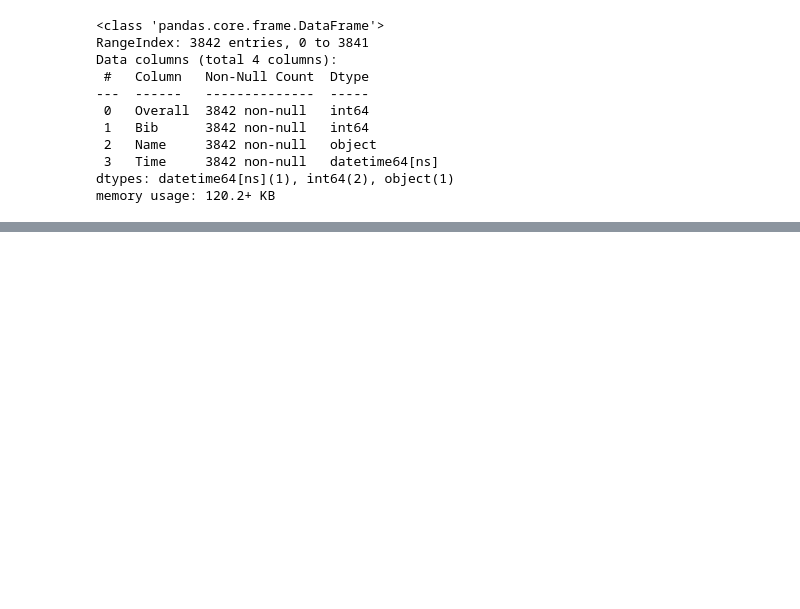
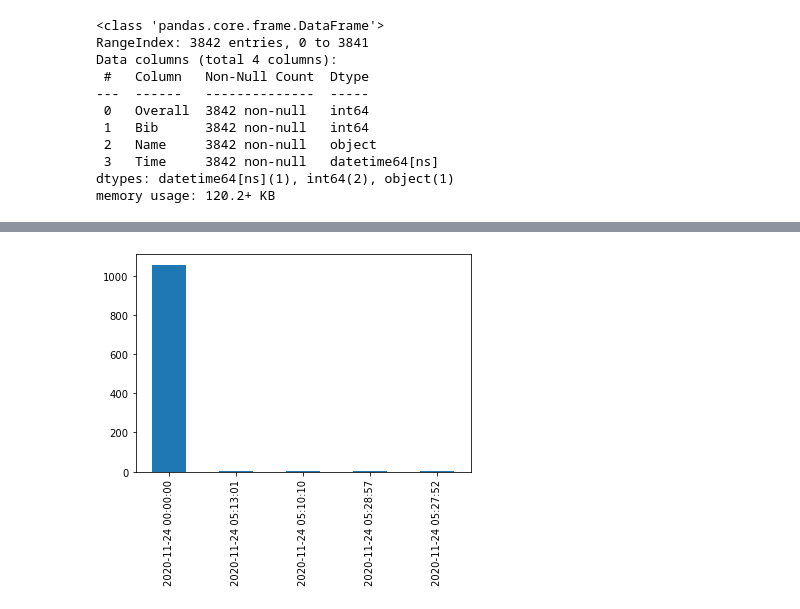
Before and after one commit to MrBardot/NSS-DDA2-web-scraping, a Jupyter notebook: marathon_eda.ipynb, the cells around one changed output, grey strips where cells are left out. Saved outputs shown, nothing was run; the diff lists cells and outputs as text; code cells hidden in the pictures; blank space fills up the shorter version.

```diff
--- a/marathon_eda.ipynb
+++ b/marathon_eda.ipynb
@@ -276,0 +216,2 @@ Name: Time, dtype: int64
+# %%
+marathon_2017_top5 = marathon_2017_time_count.head()
@@ -365,0 +319,4 @@ AttributeError: 'function' object has no attribute 'value_counts'
+# %%
+ax = marathon_2017_top5.plot.bar(x='count', y = 'time')
+# %% [output]
+[figure, added]
```
Also changed, not shown: parts of 29 cells of this notebook.
